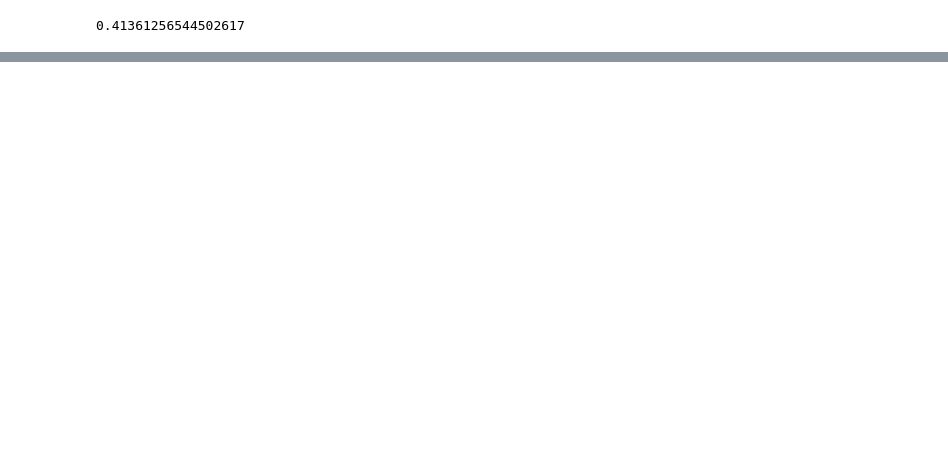
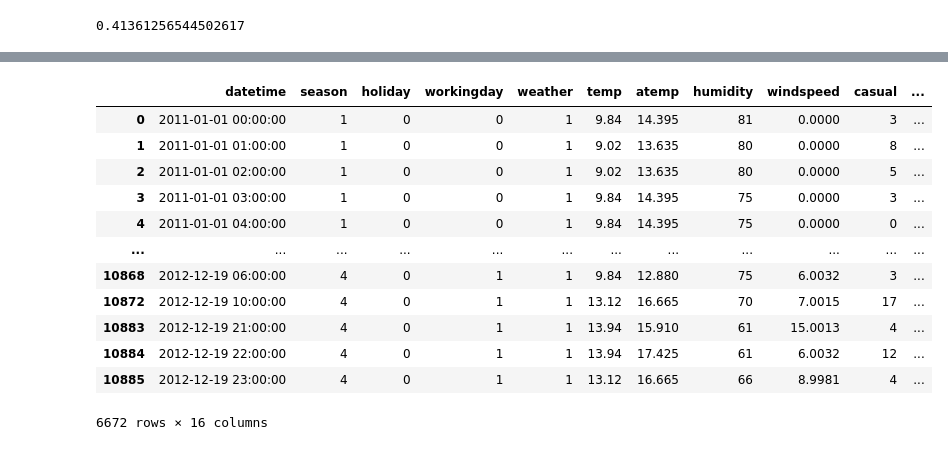
Before and after one commit to JamesLo94/schulich_data_science, a Jupyter notebook: Intro_to_Regression.ipynb, the cells around one changed output, grey strips where cells are left out. Drawn from its saved outputs; the diff is of its cells as text; code cells hidden in the pictures; blank space fills up the shorter version.

```diff
--- a/Intro_to_Regression.ipynb
+++ b/Intro_to_Regression.ipynb
@@ -194,0 +217,16 @@ np.float64(191.57413191254824)
+# %%
+final[final['count']<200]
+# %% [output]
+|  | datetime | season | holiday | workingday | weather | temp | atemp | humidity | windspeed | casual | ... |
+| 0 | 2011-01-01 00:00:00 | 1 | 0 | 0 | 1 | 9.84 | 14.395 | 81 | 0.0000 | 3 | ... |
+| 1 | 2011-01-01 01:00:00 | 1 | 0 | 0 | 1 | 9.02 | 13.635 | 80 | 0.0000 | 8 | ... |
+| 2 | 2011-01-01 02:00:00 | 1 | 0 | 0 | 1 | 9.02 | 13.635 | 80 | 0.0000 | 5 | ... |
+| 3 | 2011-01-01 03:00:00 | 1 | 0 | 0 | 1 | 9.84 | 14.395 | 75 | 0.0000 | 3 | ... |
+| 4 | 2011-01-01 04:00:00 | 1 | 0 | 0 | 1 | 9.84 | 14.395 | 75 | 0.0000 | 0 | ... |
+| ... | ... | ... | ... | ... | ... | ... | ... | ... | ... | ... | ... |
+| 10868 | 2012-12-19 06:00:00 | 4 | 0 | 1 | 1 | 9.84 | 12.880 | 75 | 6.0032 | 3 | ... |
+| 10872 | 2012-12-19 10:00:00 | 4 | 0 | 1 | 1 | 13.12 | 16.665 | 70 | 7.0015 | 17 | ... |
+| 10883 | 2012-12-19 21:00:00 | 4 | 0 | 1 | 1 | 13.94 | 15.910 | 61 | 15.0013 | 4 | ... |
+| 10884 | 2012-12-19 22:00:00 | 4 | 0 | 1 | 1 | 13.94 | 17.425 | 61 | 6.0032 | 12 | ... |
+| 10885 | 2012-12-19 23:00:00 | 4 | 0 | 1 | 1 | 13.12 | 16.665 | 66 | 8.9981 | 4 | ... |
+6672 rows × 16 columns
```
Also changed, not shown: parts of 17 cells of this notebook, 2 other files.
